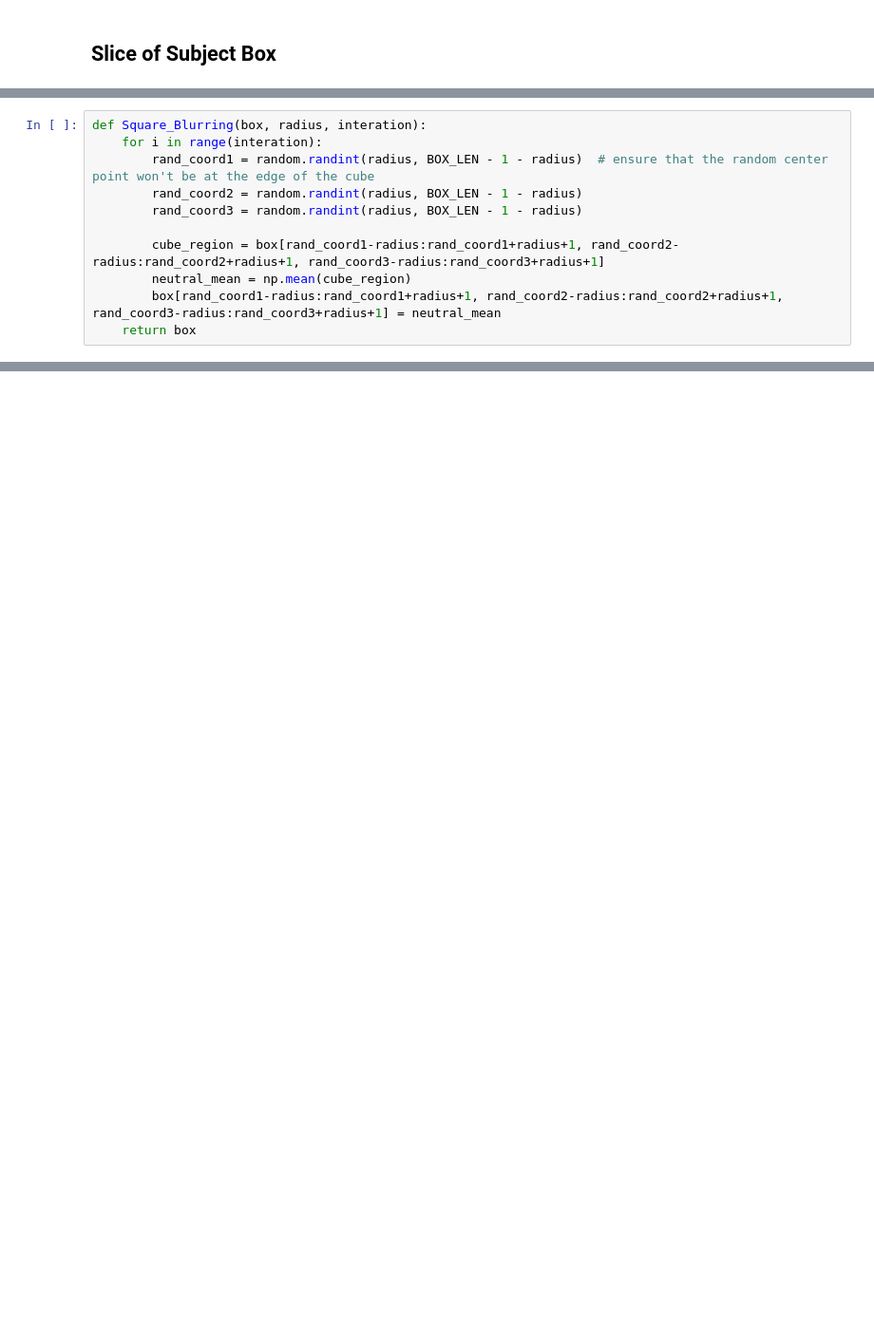
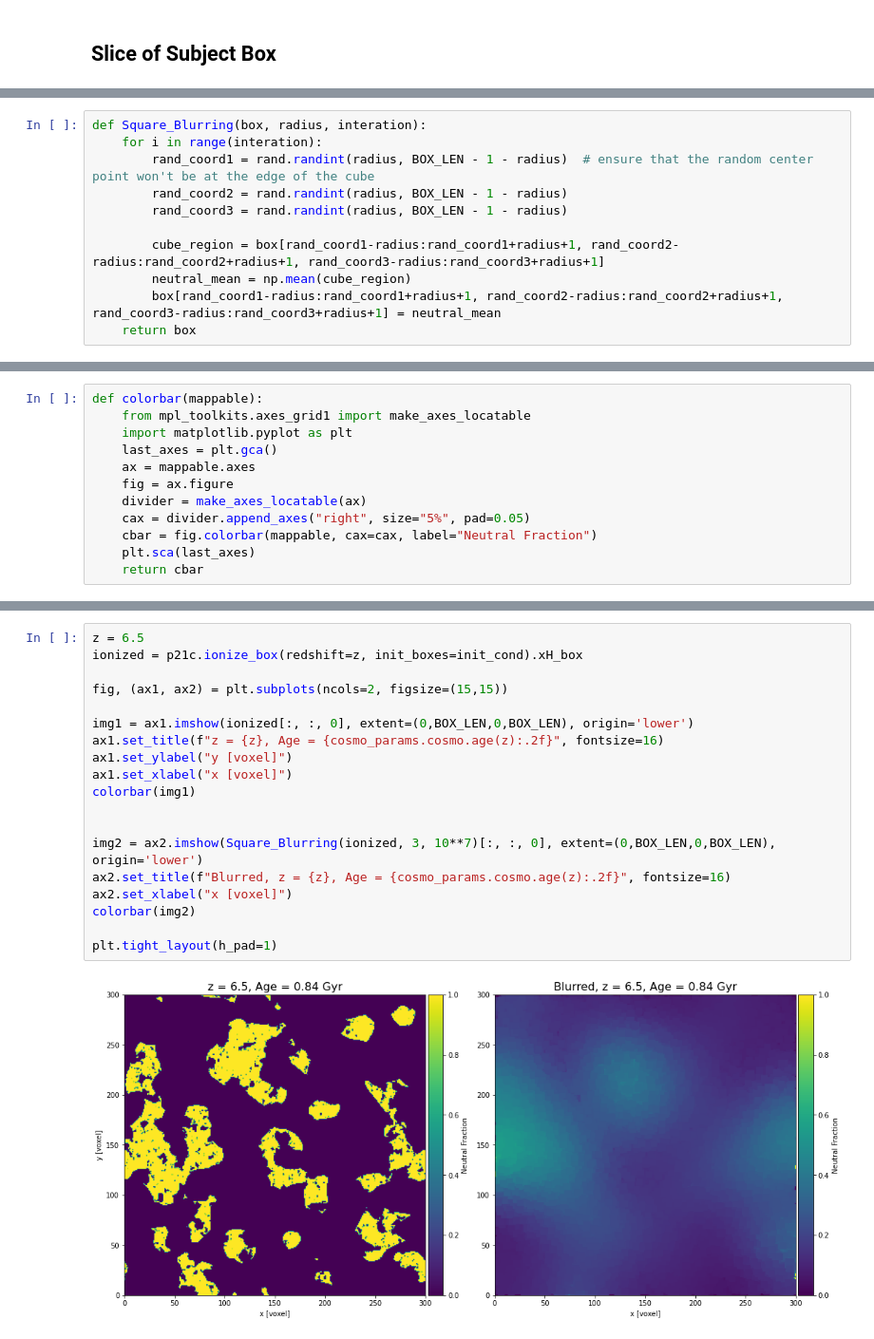
Before and after one commit to tommychinwj/HI_characterization, a Jupyter notebook: HI_characterization.ipynb, the cells around one changed output, grey strips where cells are left out. Shown at 95% size. Drawn from its saved outputs; the diff is of its cells as text; blank space fills up the shorter version.

Commit message:
Subplots, original & blurred xH_boxes side by side. Overwrite issue still unsolved.

```diff
--- a/HI_characterization.ipynb
+++ b/HI_characterization.ipynb
@@ -91,9 +85,9 @@ plt.colorbar(label="Neutral Fraction")
 # %%
 def Square_Blurring(box, radius, interation):
     for i in range(interation):
-        rand_coord1 = random.randint(radius, BOX_LEN - 1 - radius)  # ensure that the random center point won't be at the edge of the cube
-        rand_coord2 = random.randint(radius, BOX_LEN - 1 - radius)
-        rand_coord3 = random.randint(radius, BOX_LEN - 1 - radius)
+        rand_coord1 = rand.randint(radius, BOX_LEN - 1 - radius)  # ensure that the random center point won't be at the edge of the cube
+        rand_coord2 = rand.randint(radius, BOX_LEN - 1 - radius)
+        rand_coord3 = rand.randint(radius, BOX_LEN - 1 - radius)
 
         cube_region = box[rand_coord1-radius:rand_coord1+radius+1, rand_coord2-radius:rand_coord2+radius+1, rand_coord3-radius:rand_coord3+radius+1]
         neutral_mean = np.mean(cube_region)
@@ -119,0 +102,12 @@ plt.colorbar(label="Neutral Fraction")
+# %%
+def colorbar(mappable):
+    from mpl_toolkits.axes_grid1 import make_axes_locatable
+    import matplotlib.pyplot as plt
+    last_axes = plt.gca()
+    ax = mappable.axes
+    fig = ax.figure
+    divider = make_axes_locatable(ax)
+    cax = divider.append_axes("right", size="5%", pad=0.05)
+    cbar = fig.colorbar(mappable, cax=cax, label="Neutral Fraction")
+    plt.sca(last_axes)
+    return cbar
@@ -119,0 +126,21 @@ plt.colorbar(label="Neutral Fraction")
+# %%
+z = 6.5
+ionized = p21c.ionize_box(redshift=z, init_boxes=init_cond).xH_box
+
+fig, (ax1, ax2) = plt.subplots(ncols=2, figsize=(15,15))
+
+img1 = ax1.imshow(ionized[:, :, 0], extent=(0,BOX_LEN,0,BOX_LEN), origin='lower')
+ax1.set_title(f"z = {z}, Age = {cosmo_params.cosmo.age(z):.2f}", fontsize=16)
+ax1.set_ylabel("y [voxel]")
+ax1.set_xlabel("x [voxel]")
+colorbar(img1)
+
+
+img2 = ax2.imshow(Square_Blurring(ionized, 3, 10**7)[:, :, 0], extent=(0,BOX_LEN,0,BOX_LEN), origin='lower')
+ax2.set_title(f"Blurred, z = {z}, Age = {cosmo_params.cosmo.age(z):.2f}", fontsize=16)
+ax2.set_xlabel("x [voxel]")
+colorbar(img2)
+
+plt.tight_layout(h_pad=1)
+# %% [output]
+[figure, added]
```
Also changed, not shown: parts of 23 cells of this notebook.
